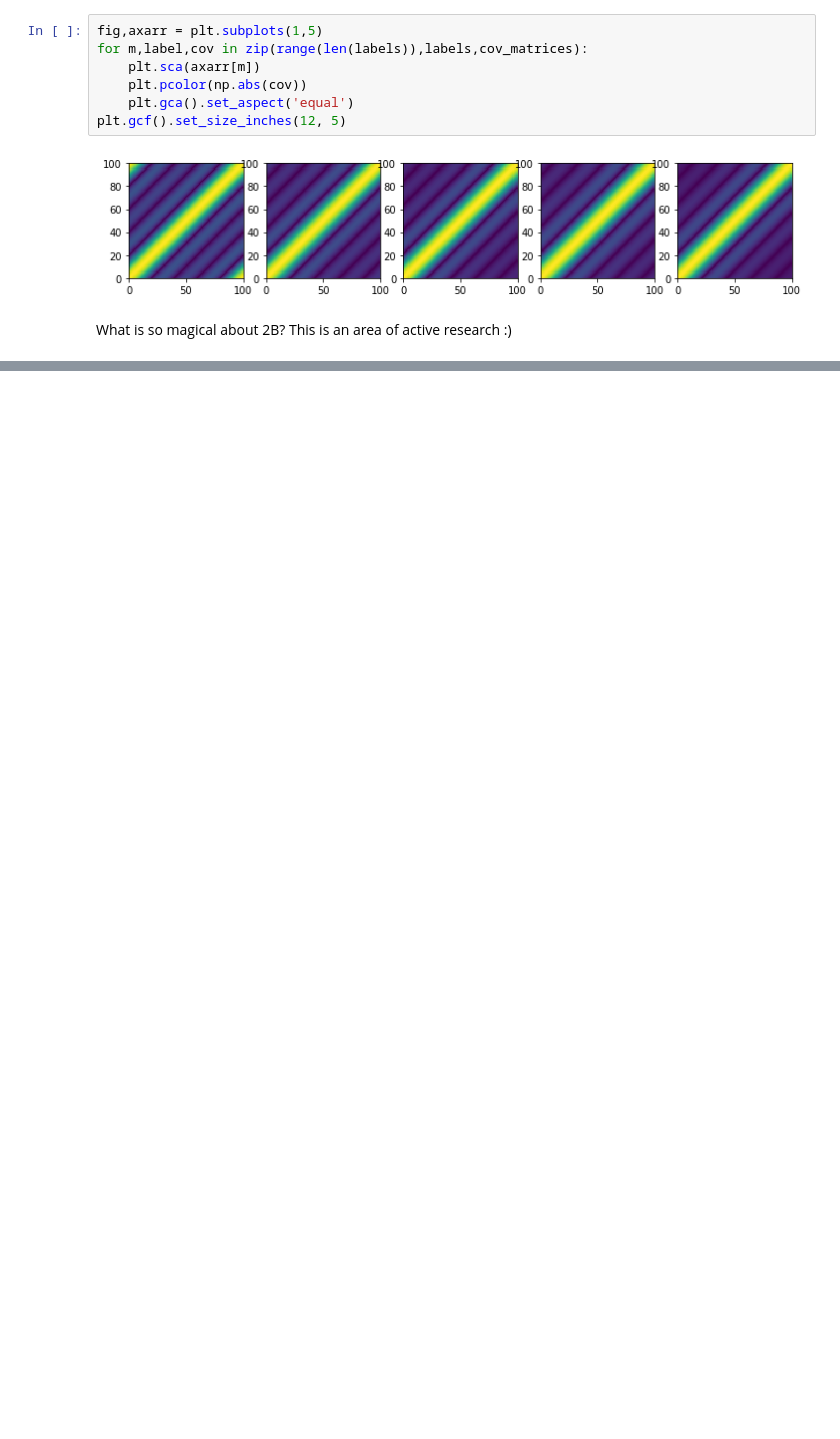
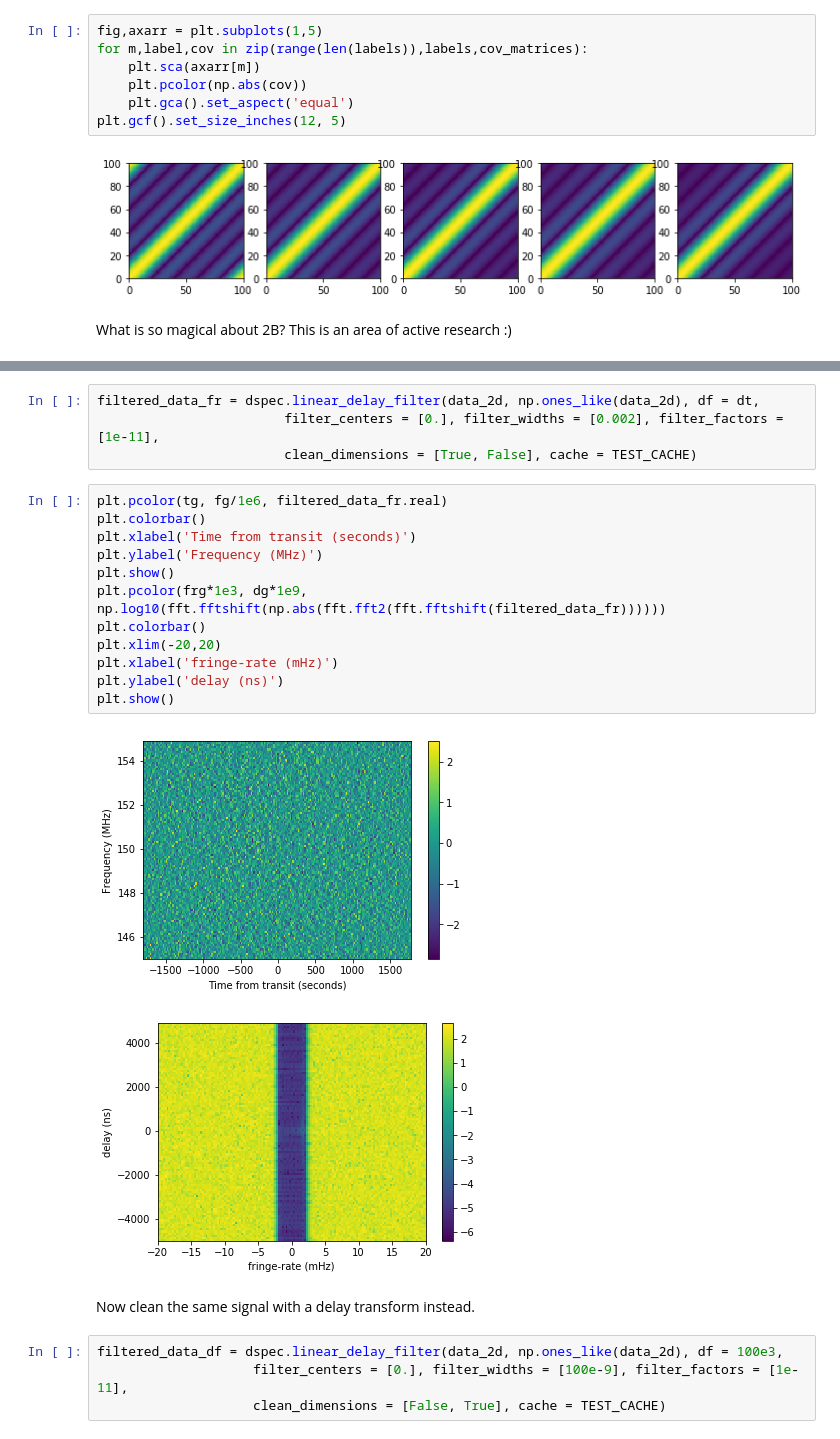
Before and after one commit to HERA-Team/uvtools, a Jupyter notebook: examples/linear_clean_demo.ipynb, the cells around one changed output, grey strips where cells are left out. Saved outputs shown, nothing was run; the diff lists cells and outputs as text; blank space fills up the shorter version.

```diff
--- a/examples/linear_clean_demo.ipynb
+++ b/examples/linear_clean_demo.ipynb
@@ -330,0 +384,25 @@ What is so magical about 2B? This is an area of active research :)
+# %%
+filtered_data_fr = dspec.linear_delay_filter(data_2d, np.ones_like(data_2d), df = dt,
+                        filter_centers = [0.], filter_widths = [0.002], filter_factors = [1e-11],
+                        clean_dimensions = [True, False], cache = TEST_CACHE)
+# %%
+plt.pcolor(tg, fg/1e6, filtered_data_fr.real)
+plt.colorbar()
+plt.xlabel('Time from transit (seconds)')
+plt.ylabel('Frequency (MHz)')
+plt.show()
+plt.pcolor(frg*1e3, dg*1e9, np.log10(fft.fftshift(np.abs(fft.fft2(fft.fftshift(filtered_data_fr))))))
+plt.colorbar()
+plt.xlim(-20,20)
+plt.xlabel('fringe-rate (mHz)')
+plt.ylabel('delay (ns)')
+plt.show()
+# %% [output]
+[figure, added]
+[figure, added]
+# %% [markdown]
+Now clean the same signal with a delay transform instead.
+# %%
+filtered_data_df = dspec.linear_delay_filter(data_2d, np.ones_like(data_2d), df = 100e3,
+                    filter_centers = [0.], filter_widths = [100e-9], filter_factors = [1e-11],
+                    clean_dimensions = [False, True], cache = TEST_CACHE)
```
Also changed, not shown: parts of 15 cells of this notebook, 2 other files.
